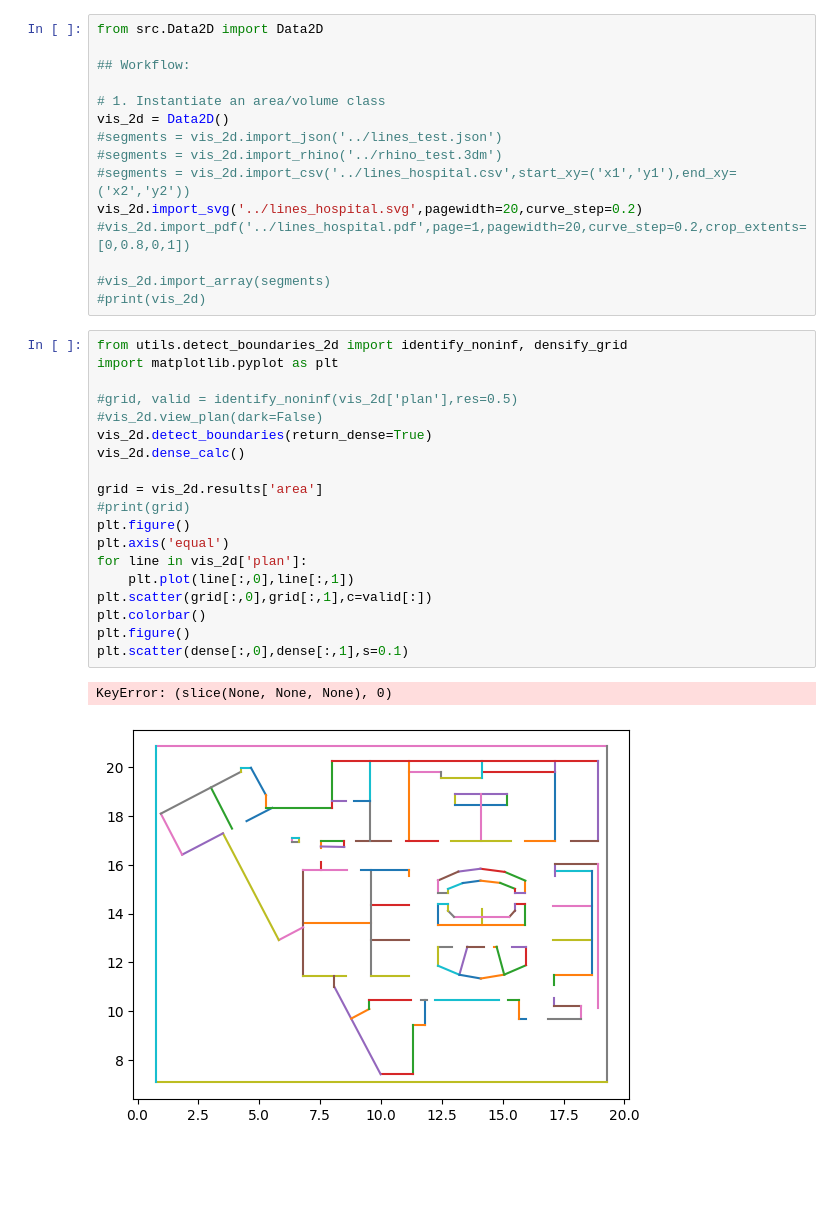
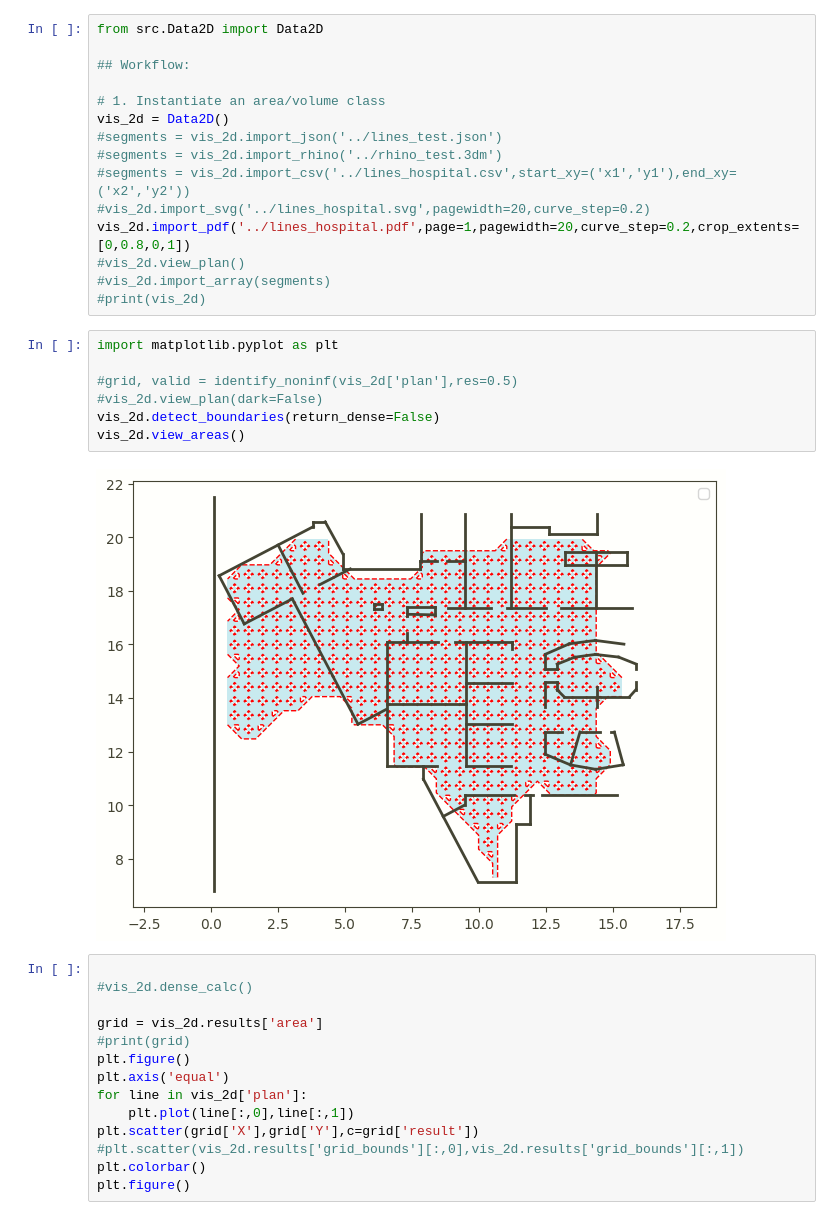
Before and after one commit to leaguilar/pysovist, a Jupyter notebook: example.ipynb, the cells around one changed output. Drawn from its saved outputs; the diff is of its cells as text; blank space fills up the shorter version.

```diff
--- a/example.ipynb
+++ b/example.ipynb
@@ -8,30 +8,31 @@ vis_2d = Data2D()
 #segments = vis_2d.import_json('../lines_test.json')
 #segments = vis_2d.import_rhino('../rhino_test.3dm')
 #segments = vis_2d.import_csv('../lines_hospital.csv',start_xy=('x1','y1'),end_xy=('x2','y2'))
-vis_2d.import_svg('../lines_hospital.svg',pagewidth=20,curve_step=0.2)
-#vis_2d.import_pdf('../lines_hospital.pdf',page=1,pagewidth=20,curve_step=0.2,crop_extents=[0,0.8,0,1])
-
+#vis_2d.import_svg('../lines_hospital.svg',pagewidth=20,curve_step=0.2)
+vis_2d.import_pdf('../lines_hospital.pdf',page=1,pagewidth=20,curve_step=0.2,crop_extents=[0,0.8,0,1])
+#vis_2d.view_plan()
 #vis_2d.import_array(segments)
 #print(vis_2d)
 # %%
-from utils.detect_boundaries_2d import identify_noninf, densify_grid
 import matplotlib.pyplot as plt
 
 #grid, valid = identify_noninf(vis_2d['plan'],res=0.5)
 #vis_2d.view_plan(dark=False)
-vis_2d.detect_boundaries(return_dense=True)
-vis_2d.dense_calc()
-
-grid = vis_2d.results['area']
-#print(grid)
-plt.figure()
-plt.axis('equal')
-for line in vis_2d['plan']:
-    plt.plot(line[:,0],line[:,1])
-plt.scatter(grid[:,0],grid[:,1],c=valid[:])
-plt.colorbar()
-plt.figure()
-plt.scatter(dense[:,0],dense[:,1],s=0.1)
+vis_2d.detect_boundaries(return_dense=False)
+vis_2d.view_areas()
 # %% [output]
-KeyError: (slice(None, None, None), 0)
-[figure, old version]
+[figure, new version]
+# %%
+
+#vis_2d.dense_calc()
+
+grid = vis_2d.results['area']
+#print(grid)
+plt.figure()
+plt.axis('equal')
+for line in vis_2d['plan']:
+    plt.plot(line[:,0],line[:,1])
+plt.scatter(grid['X'],grid['Y'],c=grid['result'])
+#plt.scatter(vis_2d.results['grid_bounds'][:,0],vis_2d.results['grid_bounds'][:,1])
+plt.colorbar()
+plt.figure()
```
Also changed, not shown: 3 other files.
